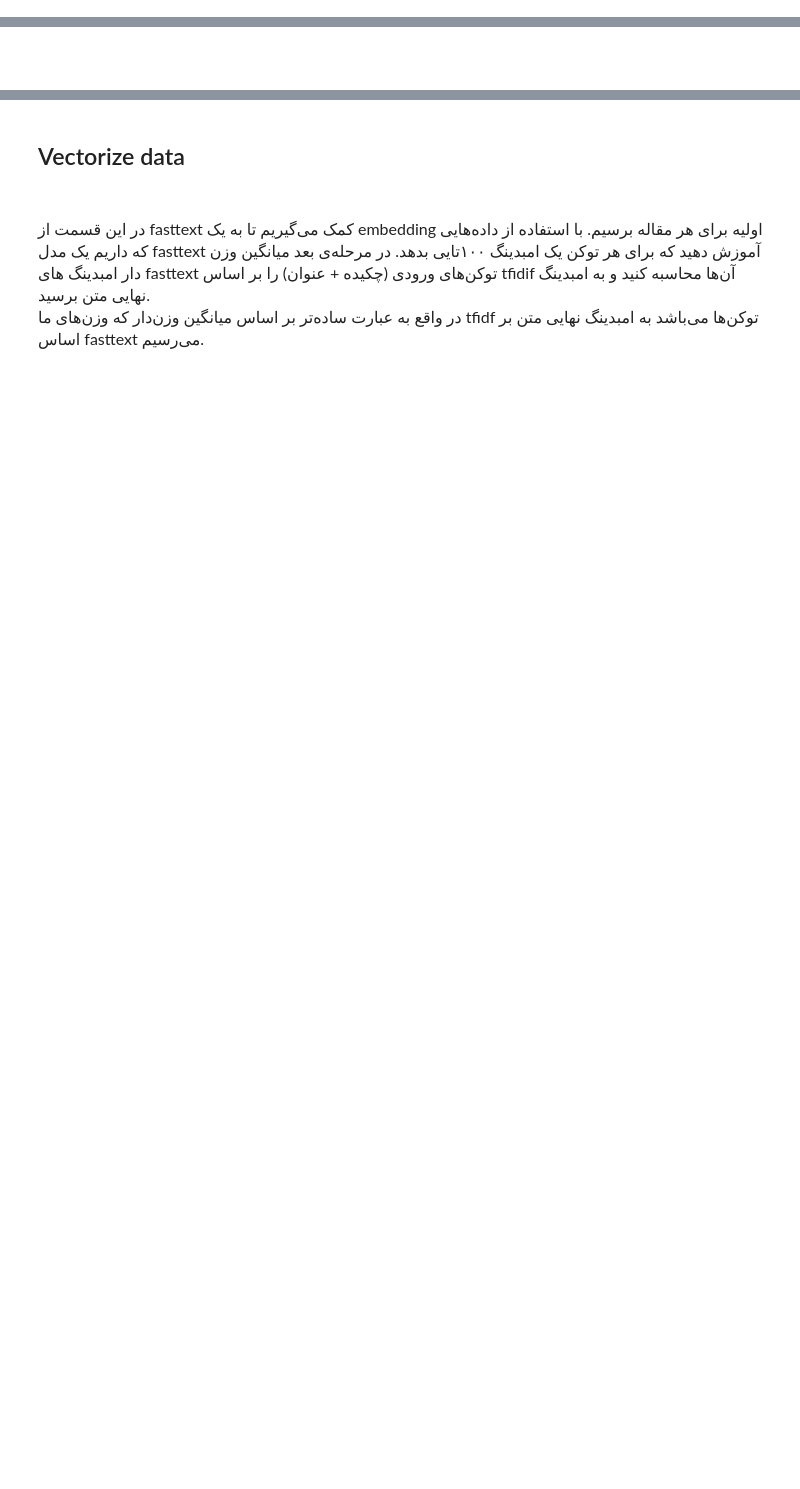
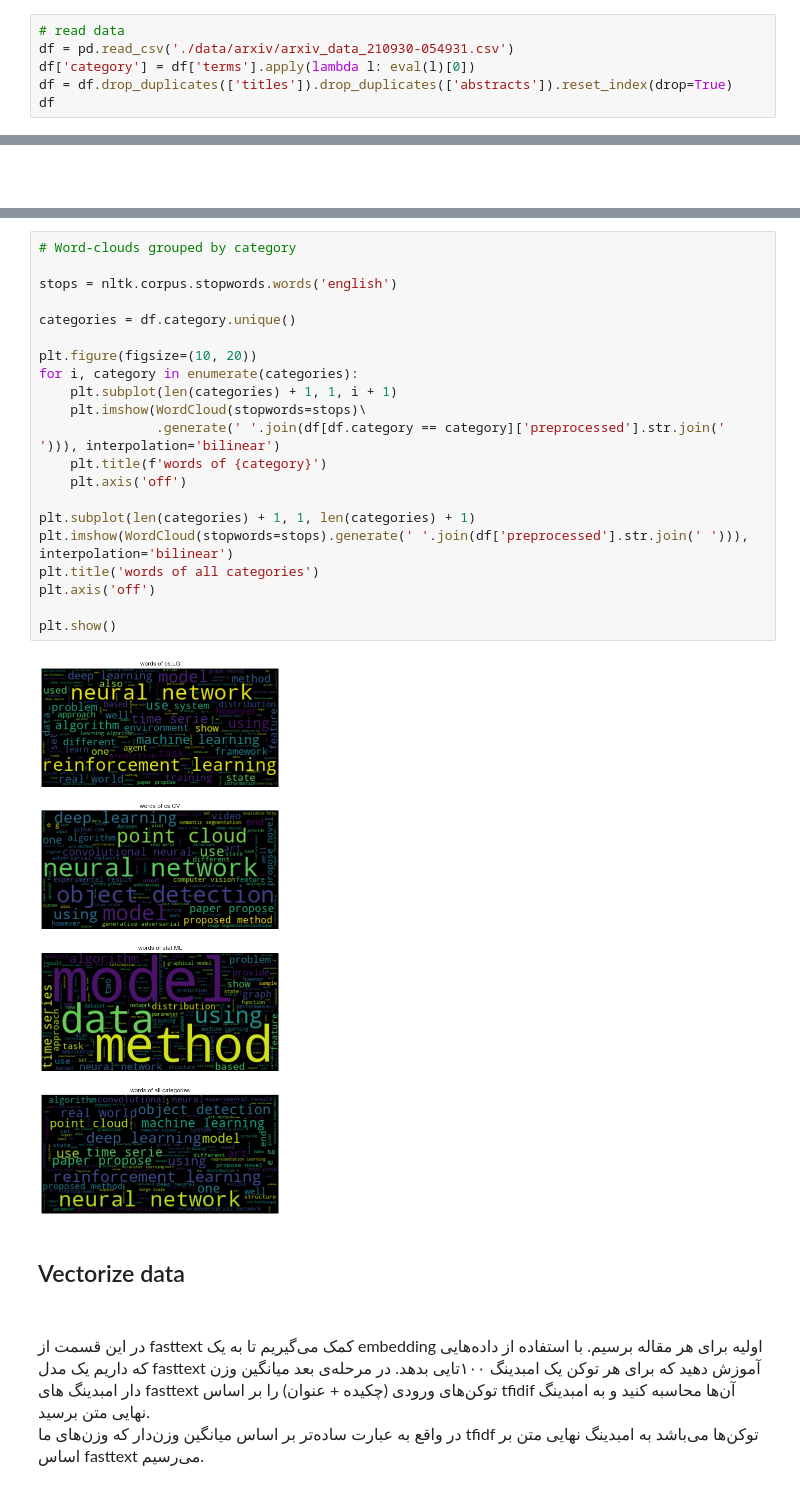
Before and after one commit to ahmadsalimi/information-retrieval, a Jupyter notebook: ir-phase-2.ipynb, the cells around one changed output, grey strips where cells are left out. Cells and saved outputs as stored; diff of their text form; blank space fills up the shorter version.

```diff
--- a/ir-phase-2.ipynb
+++ b/ir-phase-2.ipynb
@@ -529,0 +538,6 @@ df = pd.read_csv('./arxiv_data.csv')
+# %%
+# read data
+df = pd.read_csv('./data/arxiv/arxiv_data_210930-054931.csv')
+df['category'] = df['terms'].apply(lambda l: eval(l)[0])
+df = df.drop_duplicates(['titles']).drop_duplicates(['abstracts']).reset_index(drop=True)
+df
@@ -571,3 +654,26 @@ preprocessed_total = df['preprocessed_abstract'] + df['preprocessed_title']
+# %%
+# Word-clouds grouped by category
+
+stops = nltk.corpus.stopwords.words('english')
+
+categories = df.category.unique()
+
+plt.figure(figsize=(10, 20))
+for i, category in enumerate(categories):
+    plt.subplot(len(categories) + 1, 1, i + 1)
+    plt.imshow(WordCloud(stopwords=stops)\
+               .generate(' '.join(df[df.category == category]['preprocessed'].str.join(' '))), interpolation='bilinear')
+    plt.title(f'words of {category}')
+    plt.axis('off')
+
+plt.subplot(len(categories) + 1, 1, len(categories) + 1)
+plt.imshow(WordCloud(stopwords=stops).generate(' '.join(df['preprocessed'].str.join(' '))), interpolation='bilinear')
+plt.title('words of all categories')
+plt.axis('off')
+
+plt.show()
+# %% [output]
+[figure, added]
 # %% [markdown]
 ## Vectorize data
 # %% [markdown]
```
Also changed, not shown: parts of 35 cells of this notebook, 1 other file.
